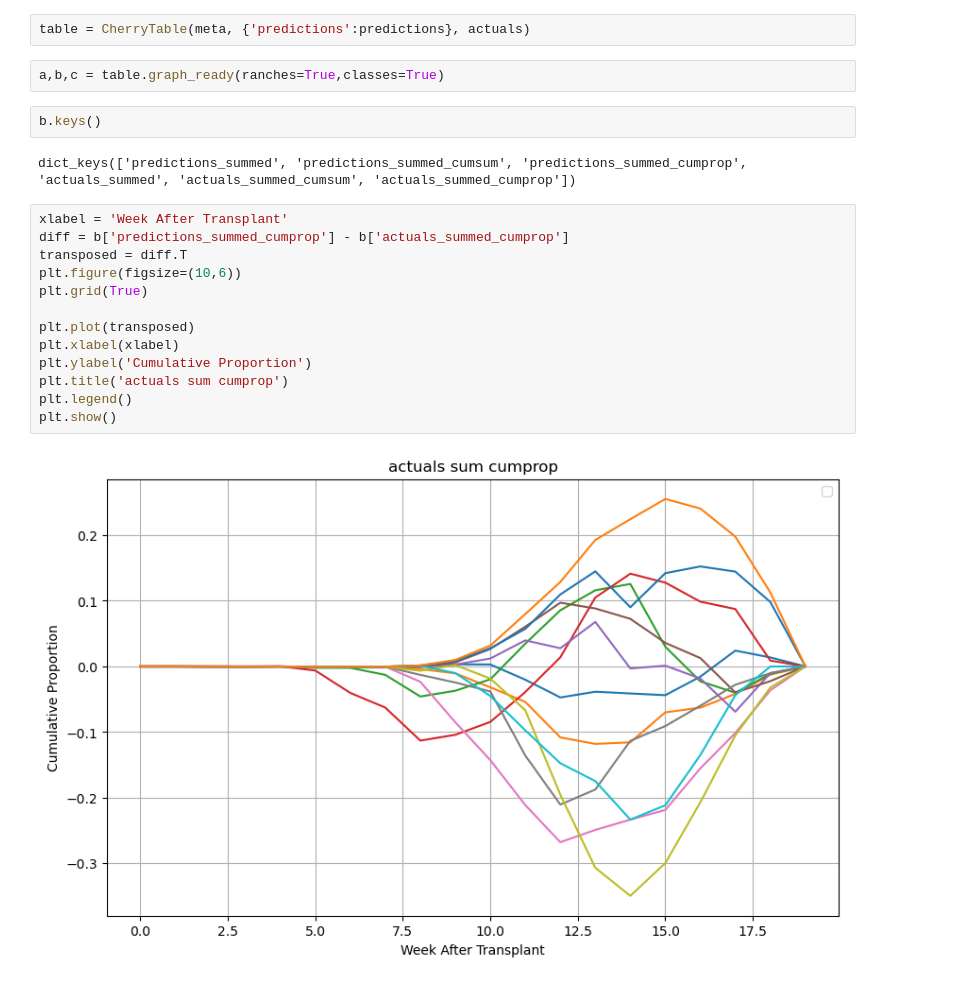
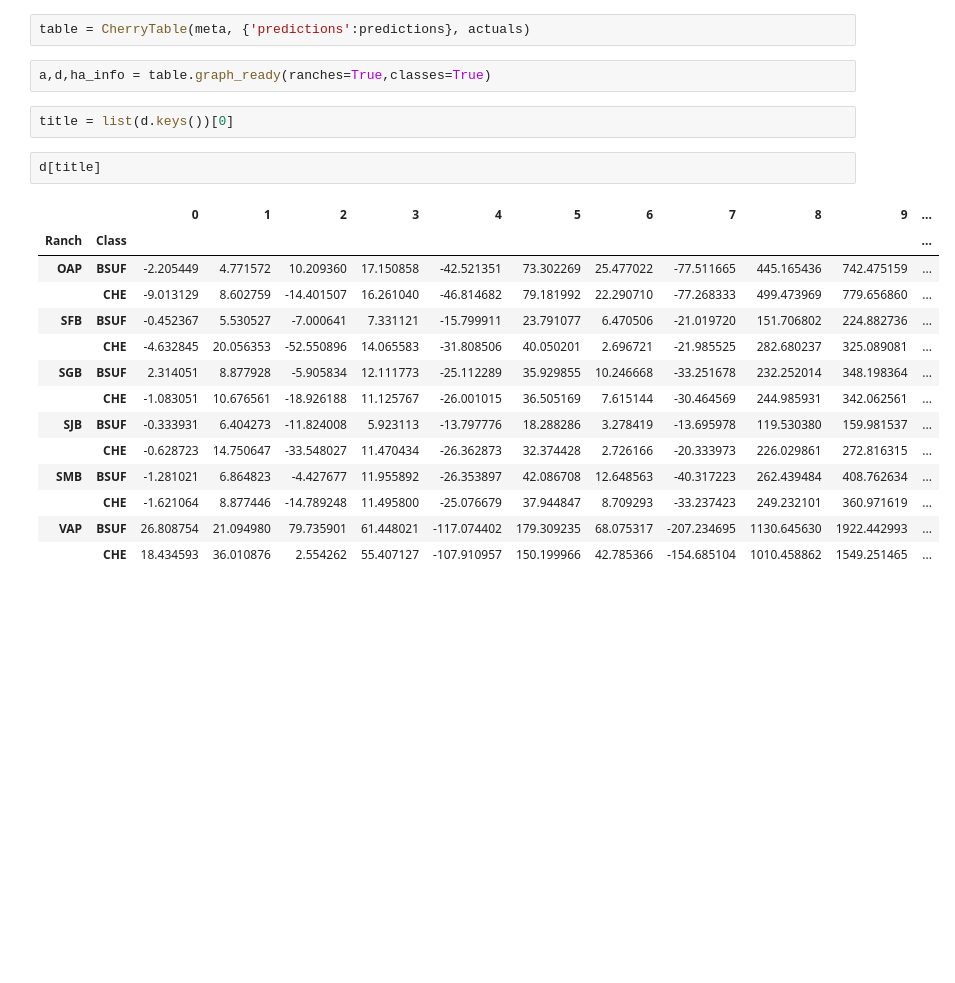
Before and after one commit to ZakirBAhmad/CherryOnTop, a Jupyter notebook: sandbox/graphing.ipynb, the cells around one changed output. Cells and saved outputs as stored; diff of their text form; blank space fills up the shorter version.

```diff
--- a/sandbox/graphing.ipynb
+++ b/sandbox/graphing.ipynb
@@ -35,23 +34,23 @@ actuals = test.Y_kilos.detach().numpy()
 # %%
 table = CherryTable(meta, {'predictions':predictions}, actuals)
 # %%
-a,b,c = table.graph_ready(ranches=True,classes=True)
+a,d,ha_info = table.graph_ready(ranches=True,classes=True)
-# %%
-b.keys()
-# %% [output]
-dict_keys(['predictions_summed', 'predictions_summed_cumsum', 'predictions_summed_cumprop', 'actuals_summed', 'actuals_summed_cumsum', 'actuals_summed_cumprop'])
-# %%
-xlabel = 'Week After Transplant'
-diff = b['predictions_summed_cumprop'] - b['actuals_summed_cumprop']
-transposed = diff.T
-plt.figure(figsize=(10,6))
-plt.grid(True)
-
-plt.plot(transposed)
-plt.xlabel(xlabel)
-plt.ylabel('Cumulative Proportion')
-plt.title('actuals sum cumprop')
-plt.legend()
-plt.show()
-# %% [output]
-[figure, removed]
+# %%
+title = list(d.keys())[0]
+# %%
+d[title]
+# %% [output]
+|  |  | 0 | 1 | 2 | 3 | 4 | 5 | 6 | 7 | 8 | 9 | ... |
+| Ranch | Class |  |  |  |  |  |  |  |  |  |  | ... |
+| OAP | BSUF | -2.205449 | 4.771572 | 10.209360 | 17.150858 | -42.521351 | 73.302269 | 25.477022 | -77.511665 | 445.165436 | 742.475159 | ... |
+|  | CHE | -9.013129 | 8.602759 | -14.401507 | 16.261040 | -46.814682 | 79.181992 | 22.290710 | -77.268333 | 499.473969 | 779.656860 | ... |
+| SFB | BSUF | -0.452367 | 5.530527 | -7.000641 | 7.331121 | -15.799911 | 23.791077 | 6.470506 | -21.019720 | 151.706802 | 224.882736 | ... |
+|  | CHE | -4.632845 | 20.056353 | -52.550896 | 14.065583 | -31.808506 | 40.050201 | 2.696721 | -21.985525 | 282.680237 | 325.089081 | ... |
+| SGB | BSUF | 2.314051 | 8.877928 | -5.905834 | 12.111773 | -25.112289 | 35.929855 | 10.246668 | -33.251678 | 232.252014 | 348.198364 | ... |
+|  | CHE | -1.083051 | 10.676561 | -18.926188 | 11.125767 | -26.001015 | 36.505169 | 7.615144 | -30.464569 | 244.985931 | 342.062561 | ... |
+| SJB | BSUF | -0.333931 | 6.404273 | -11.824008 | 5.923113 | -13.797776 | 18.288286 | 3.278419 | -13.695978 | 119.530380 | 159.981537 | ... |
+|  | CHE | -0.628723 | 14.750647 | -33.548027 | 11.470434 | -26.362873 | 32.374428 | 2.726166 | -20.333973 | 226.029861 | 272.816315 | ... |
+| SMB | BSUF | -1.281021 | 6.864823 | -4.427677 | 11.955892 | -26.353897 | 42.086708 | 12.648563 | -40.317223 | 262.439484 | 408.762634 | ... |
+|  | CHE | -1.621064 | 8.877446 | -14.789248 | 11.495800 | -25.076679 | 37.944847 | 8.709293 | -33.237423 | 249.232101 | 360.971619 | ... |
+| VAP | BSUF | 26.808754 | 21.094980 | 79.735901 | 61.448021 | -117.074402 | 179.309235 | 68.075317 | -207.234695 | 1130.645630 | 1922.442993 | ... |
+|  | CHE | 18.434593 | 36.010876 | 2.554262 | 55.407127 | -107.910957 | 150.199966 | 42.785366 | -154.685104 | 1010.458862 | 1549.251465 | ... |
```
Also changed, not shown: parts of 9 cells of this notebook, 4 other files.
